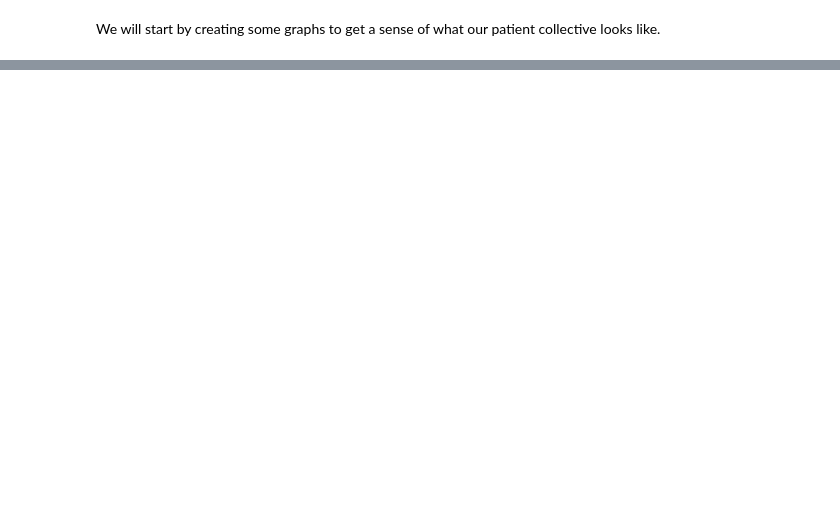
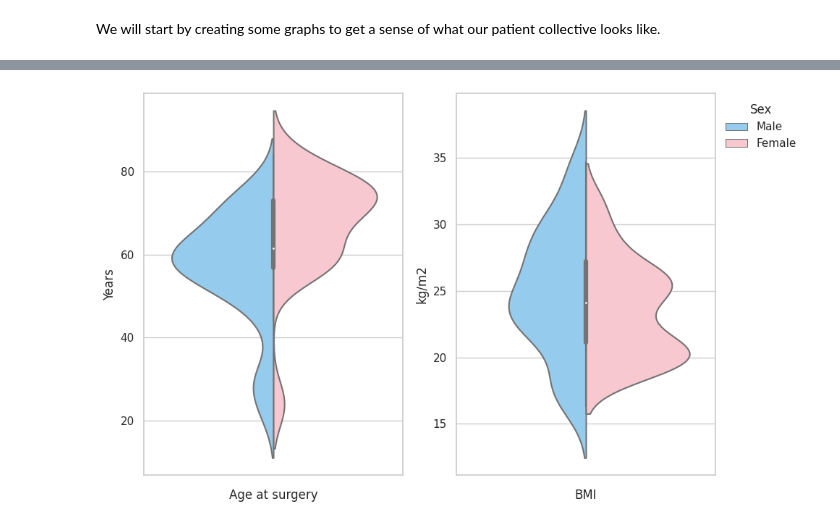
Before and after one commit to philipp-lampert/mymandible, a Jupyter notebook: data_science/02_data_exploration.ipynb, the cells around one changed output, grey strips where cells are left out. Saved outputs shown, nothing was run; the diff lists cells and outputs as text; code cells hidden in the pictures; blank space fills up the shorter version.

```diff
--- a/data_science/02_data_exploration.ipynb
+++ b/data_science/02_data_exploration.ipynb
@@ -57,3 +52,34 @@ plt.show()
+# %%
+colors = ['lightskyblue', 'pink']
+df['all'] = ''
+
+plt.figure(figsize=(10, 6))
+plt.subplot(1, 2, 1)
+
+bw = 0.4
+
+sns.violinplot(x=df['all'], y=df['age_surgery_years'].astype('int'), palette=colors, hue=df['sex_female'], split = True, bw=bw)
+plt.legend([], frameon=False)
+
+plt.xlabel('Age at surgery')
+plt.ylabel('Years')
+plt.title('')
+
+plt.subplot(1, 2, 2)
+ax = sns.violinplot(x=df['all'], y=df['bmi'].astype('float'), hue=df['sex_female'], palette=colors, split=True, bw=bw)
+
+handles, labels = ax.get_legend_handles_labels()
+labels = ["Male", "Female"]
+ax.legend(handles, labels, loc="upper left", bbox_to_anchor=(1, 1), title = 'Sex', frameon=False)
+
+plt.xlabel('BMI')
+plt.ylabel('kg/m2')
+plt.title('')
+
+plt.tight_layout()
+plt.show()
+# %% [output]
+[figure, added]
 # %%
 indication_counts = df['indication'].value_counts()
 indication_counts = indication_counts.sort_values(ascending=False)
```
Also changed, not shown: parts of 7 cells of this notebook.
